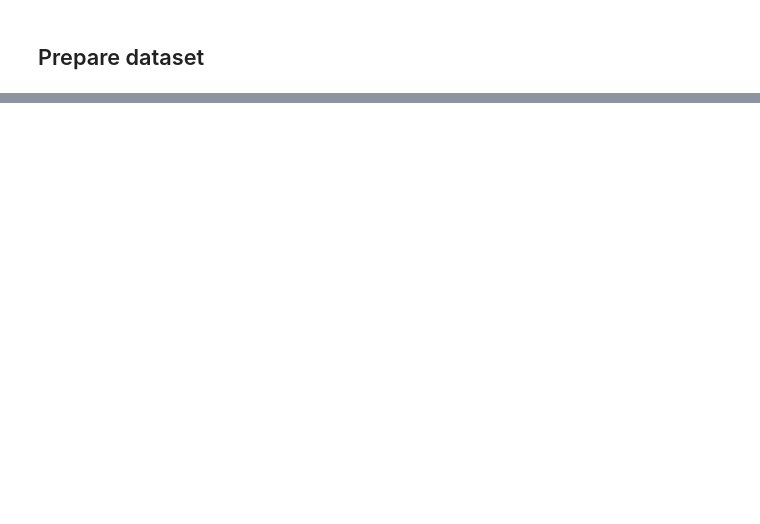
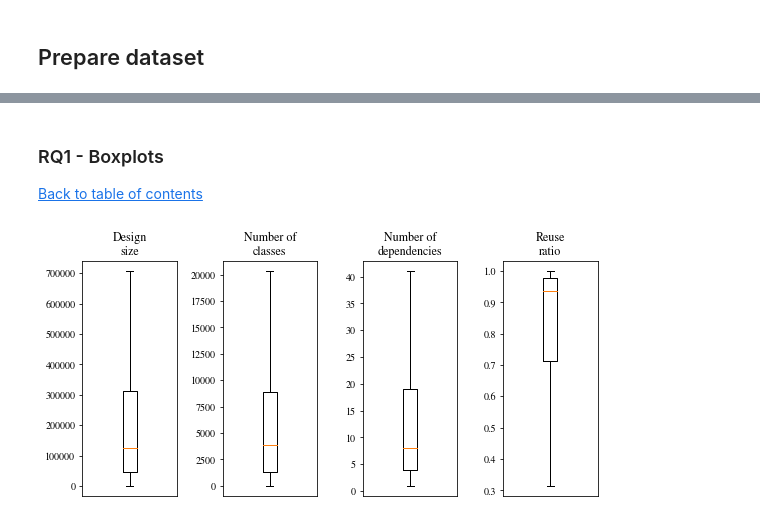
Before and after one commit to AntonisGkortzis/Vulnerabilities-in-Reused-Software, a Jupyter notebook: tooling/DataVisualization.ipynb, the cells around one changed output, grey strips where cells are left out. Cells and saved outputs as stored; diff of their text form; code cells hidden in the pictures; blank space fills up the shorter version.

```diff
--- a/tooling/DataVisualization.ipynb
+++ b/tooling/DataVisualization.ipynb
@@ -253,0 +374,38 @@ reused vulns :: 51744
+# %% [markdown]
+<a id="rq1-boxplots"></a>
+### RQ1 - Boxplots
+
+
+[Back to table of contents](#index)
+# %%
+import matplotlib
+import matplotlib.pyplot as plt
+
+%matplotlib inline
+
+matplotlib.rcParams['mathtext.fontset'] = 'custom'
+matplotlib.rcParams['mathtext.rm'] = 'Bitstream Vera Sans'
+matplotlib.rcParams['mathtext.it'] = 'Bitstream Vera Sans:italic'
+matplotlib.rcParams['mathtext.bf'] = 'Bitstream Vera Sans:bold'
+matplotlib.rcParams['font.family'] = 'STIXGeneral'
+
+fig, axs = plt.subplots(nrows=1, ncols=4, figsize=(8, 4), tight_layout = {'pad': 1})
+bp_vars = ['sloc', 'classes', 'dependencies', 'reuse_ratio']
+labels = ['Design\nsize', 'Number of\nclasses', 'Number of\ndependencies', 'Reuse\nratio']
+
+# Plot boxes
+for i in range(len(labels)):
+    bxp_df = df[bp_vars[i]]
+    axs[i].boxplot(bxp_df, showfliers=False)
+    axs[i].set_xticks([])
+#     axs[i].set_ylim([-0.0001,0.0065])
+#     axs[i].set_ylim([-0.0001,0.0100])
+    axs[i].set_title(labels[i])
+
+fig.subplots_adjust(hspace=0.1, wspace=0.5)
+
+plt.savefig("../../paper/figs/boxplots_rq1.pdf")
+
+plt.show()
+# %% [output]
+[figure, added]
```
Also changed, not shown: parts of 73 cells of this notebook, 14 other files.
